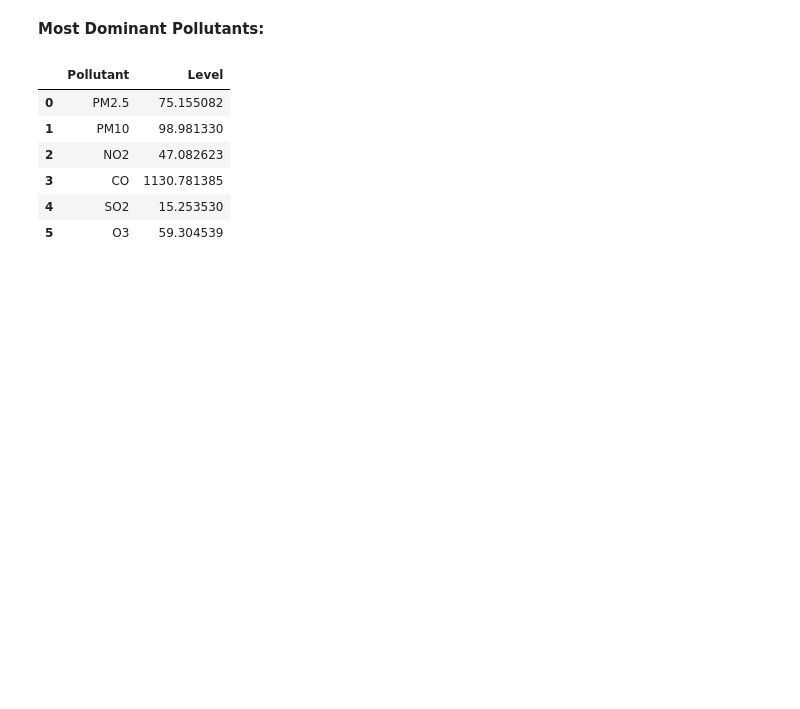
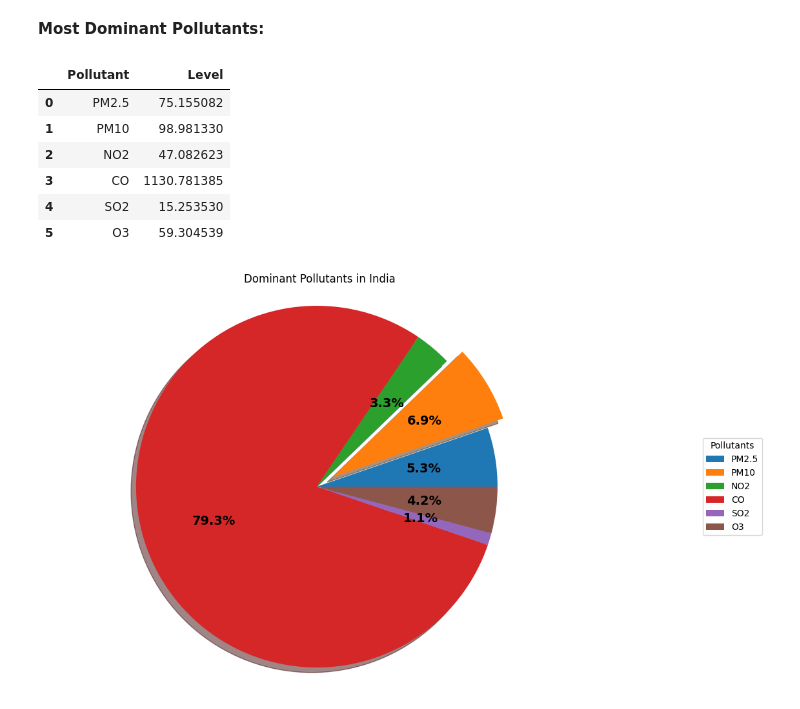
Before and after one commit to Myinnocent/CMP7005-ASSESS, a Jupyter notebook: Untitled7.ipynb, the cells around one changed output. Drawn from its saved outputs; the diff is of its cells as text; code cells hidden in the pictures; blank space fills up the shorter version.

```diff
--- a/Untitled7.ipynb
+++ b/Untitled7.ipynb
@@ -557,3 +557,36 @@ pollutants_df
 | 3 | CO | 1130.781385 |
 | 4 | SO2 | 15.253530 |
 | 5 | O3 | 59.304539 |
+# %%
+plt.figure(figsize=(11,8))
+
+labels = pollutants_df['Pollutant']
+explode = [0, 0.1, 0, 0, 0, 0]  # Exploding the first slice (PM2.5)
+
+plt.title('Dominant Pollutants in India')
+wedges, texts, autotexts = plt.pie(
+    pollutants_df['Level'],
+    explode=explode,
+    autopct='%1.1f%%',
+    shadow=True,
+    startangle=0
+)
+
+plt.axis('equal')  # Ensures the pie chart is drawn as a circle
+
+# Adding legend
+plt.legend(
+    wedges,
+    labels,
+    title="Pollutants",
+    loc="center",
+    bbox_to_anchor=(1, 0, 0.5, 1)
+)
+
+# Setting the properties of the percentage texts
+plt.setp(autotexts, size=14, weight='bold')
+
+# Display the plot
+plt.show()
+# %% [output]
+[figure, added]
```
Also changed, not shown: parts of 9 cells of this notebook.
